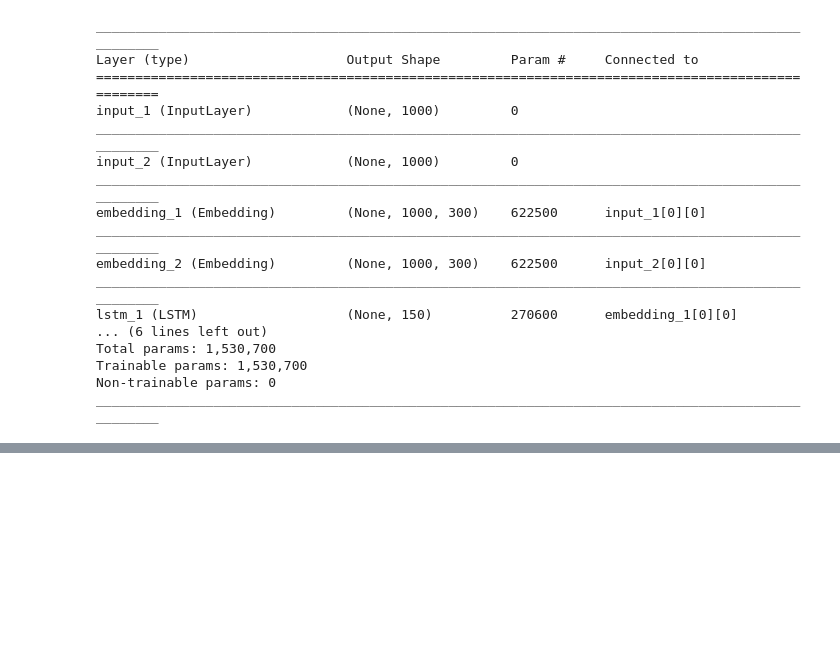
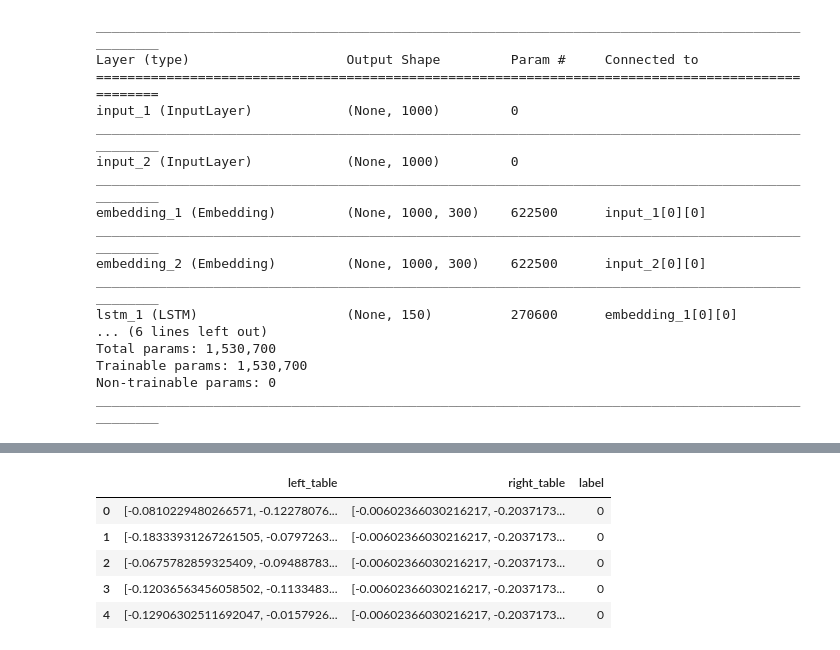
Before and after one commit to a-wars/AGIW_DeepER, a Jupyter notebook: Testing_LSH.ipynb, the cells around one changed output, grey strips where cells are left out. Cells and saved outputs as stored; diff of their text form; code cells hidden in the pictures; blank space fills up the shorter version.

```diff
--- a/Testing_LSH.ipynb
+++ b/Testing_LSH.ipynb
@@ -145,0 +148,3 @@ SVG(model_to_dot(recordEmbeddingNN, show_shapes=True).create(prog='dot', format=
+# %%
+leftTableEmbeddings = predictedEmbeddings[0]
+rightTableEmbeddings = predictedEmbeddings[1]
@@ -145,0 +183,2 @@ SVG(model_to_dot(recordEmbeddingNN, show_shapes=True).create(prog='dot', format=
+# %%
+leftTableEmbeddings = leftTableEmbeddings.tolist()
@@ -145,0 +205,2 @@ SVG(model_to_dot(recordEmbeddingNN, show_shapes=True).create(prog='dot', format=
+# %%
+rightTableEmbeddings = rightTableEmbeddings.tolist()
@@ -145,0 +237,5 @@ SVG(model_to_dot(recordEmbeddingNN, show_shapes=True).create(prog='dot', format=
+# %%
+import numpy as np
+
+labels = np.argmax(trainLabels, axis=1)
+labels
@@ -145,0 +260,13 @@ SVG(model_to_dot(recordEmbeddingNN, show_shapes=True).create(prog='dot', format=
+# %%
+import pandas as pd
+
+lshTestDfDict = {"left_table": leftTableEmbeddings, "right_table": rightTableEmbeddings, "label": labels}
+lshTestDf = pd.DataFrame(lshTestDfDict)
+lshTestDf.head()
+# %% [output]
+|  | left_table | right_table | label |
+| 0 | [-0.0810229480266571, -0.12278076... | [-0.00602366030216217, -0.2037173... | 0 |
+| 1 | [-0.18333931267261505, -0.0797263... | [-0.00602366030216217, -0.2037173... | 0 |
+| 2 | [-0.0675782859325409, -0.09488783... | [-0.00602366030216217, -0.2037173... | 0 |
+| 3 | [-0.12036563456058502, -0.1133483... | [-0.00602366030216217, -0.2037173... | 0 |
+| 4 | [-0.12906302511692047, -0.0157926... | [-0.00602366030216217, -0.2037173... | 0 |
```
Also changed, not shown: parts of 11 cells of this notebook.
